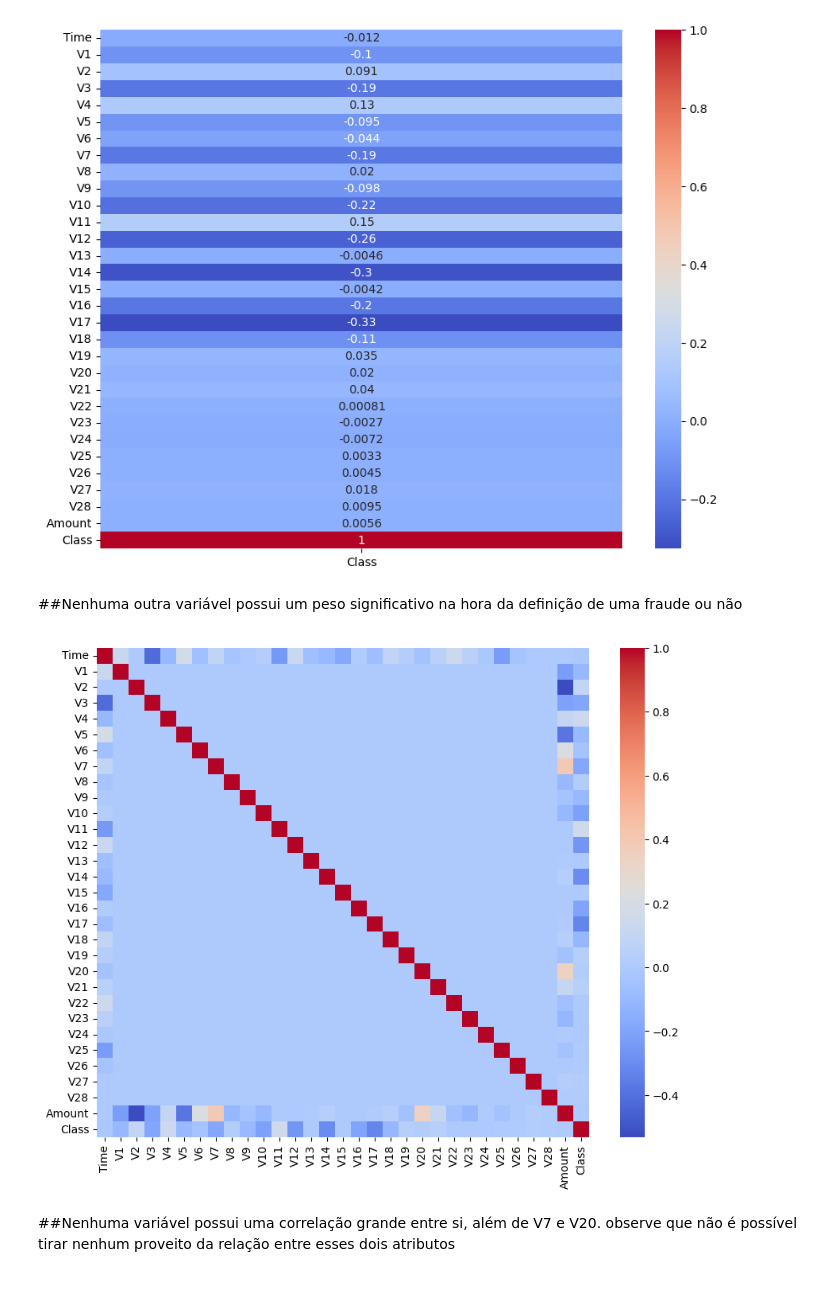
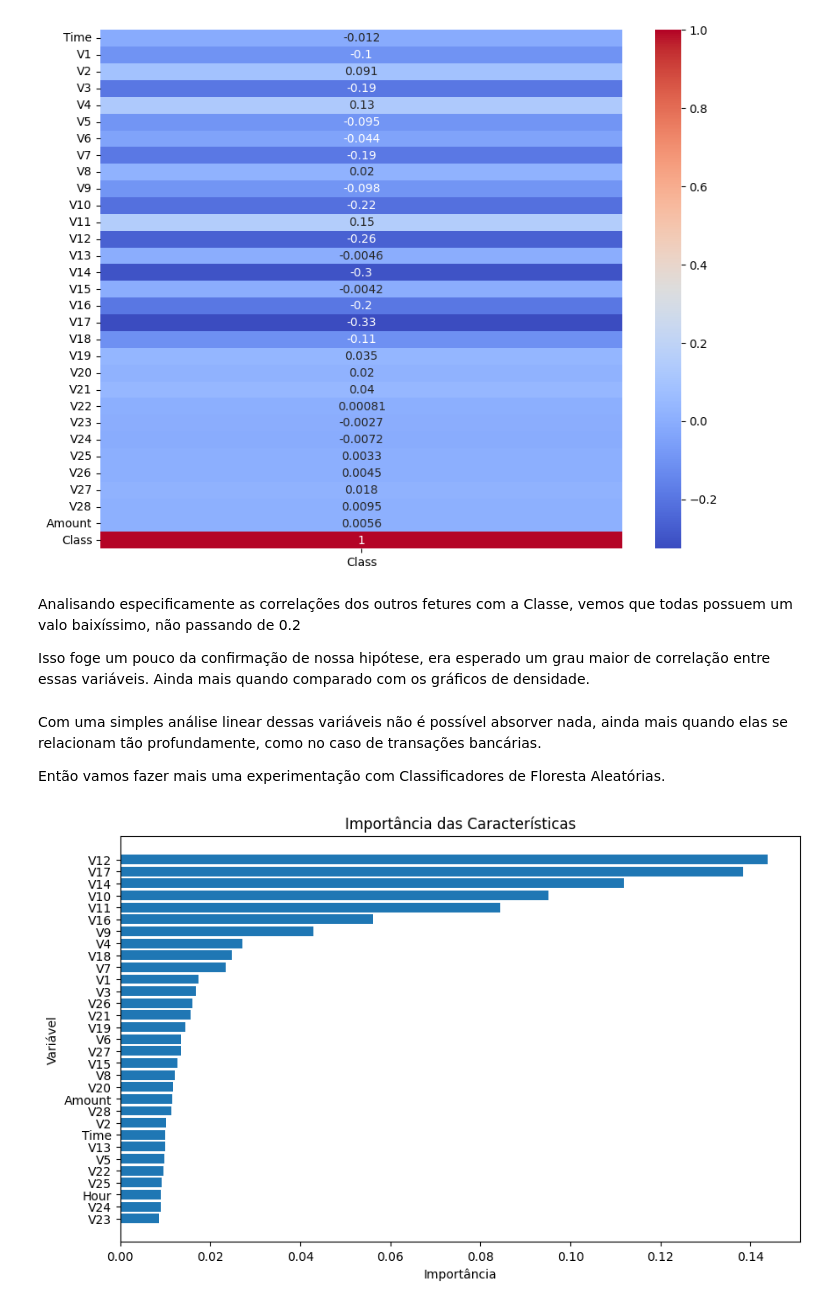
Before and after one commit to marcos-guilherme/Credit-Card-Fraud-Detection-PAD-, a Jupyter notebook: EDA_FMF.ipynb, the cells around one changed output. Drawn from its saved outputs; the diff is of its cells as text; code cells hidden in the pictures.

```diff
--- a/EDA_FMF.ipynb
+++ b/EDA_FMF.ipynb
@@ -141,15 +170,44 @@ sns.heatmap(df.corr()[['Class']], annot=True, cmap='coolwarm')
 plt.show()
 # %% [output]
 [figure]
-# %% [markdown]
-##Nenhuma outra variável possui um peso significativo na hora da definição de uma fraude ou não
-# %%
-#Análise da correlação de entre todas as variáveis
-plt.figure(figsize=(10, 8))
-sns.heatmap(df.corr(), annot=False, cmap='coolwarm')
-plt.show()
-# %% [output]
-[figure, removed]
-# %% [markdown]
-##Nenhuma variável possui uma correlação grande entre si, além de V7 e V20.
-observe que não é possível tirar nenhum proveito da relação entre esses dois atributos
+# %% [markdown]
+Analisando especificamente as correlações dos outros fetures com a Classe, vemos que todas possuem um valo baixíssimo, não passando de 0.2
+
+Isso foge um pouco da confirmação de nossa hipótese, era esperado um grau maior de correlação entre essas variáveis. Ainda mais quando comparado com os gráficos de densidade.
+# %% [markdown]
+Com uma simples análise linear dessas variáveis não é possível absorver nada, ainda mais quando elas se relacionam tão profundamente, como no caso de transações bancárias.
+
+Então vamos fazer mais uma experimentação com Classificadores de Floresta Aleatórias.
+# %%
+from sklearn.ensemble import RandomForestClassifier
+from sklearn.model_selection import train_test_split
+import matplotlib.pyplot as plt
+
+# Supondo que 'df' é seu DataFrame e 'Class' é a coluna alvo
+X = df.drop('Class', axis=1)  # todas as colunas exceto a coluna alvo
+y = df['Class']  # apenas a coluna alvo
+
+# Dividir os dados em conjuntos de treino e teste
+X_train, X_test, y_train, y_test = train_test_split(X, y, test_size=0.3, random_state=42)
+
+# Instanciar e treinar o modelo de Floresta Aleatória
+model = RandomForestClassifier(n_estimators=100, random_state=42)
+model.fit(X_train, y_train)
+
+# Obter a importância das características
+feature_importances = model.feature_importances_
+
+# Criar um DataFrame para visualizar as importâncias
+features_df = pd.DataFrame({'Feature': X.columns, 'Importance': feature_importances})
+features_df = features_df.sort_values(by='Importance', ascending=False)
+
+# Plotar as importâncias das características
+plt.figure(figsize=(10, 6))
+plt.barh(features_df['Feature'], features_df['Importance'])
+plt.xlabel('Importância')
+plt.ylabel('Variável')
+plt.title('Importância das Características')
+plt.gca().invert_yaxis()
+plt.show()
+# %% [output]
+[figure, added]
```
Also changed, not shown: parts of 20 cells of this notebook.
